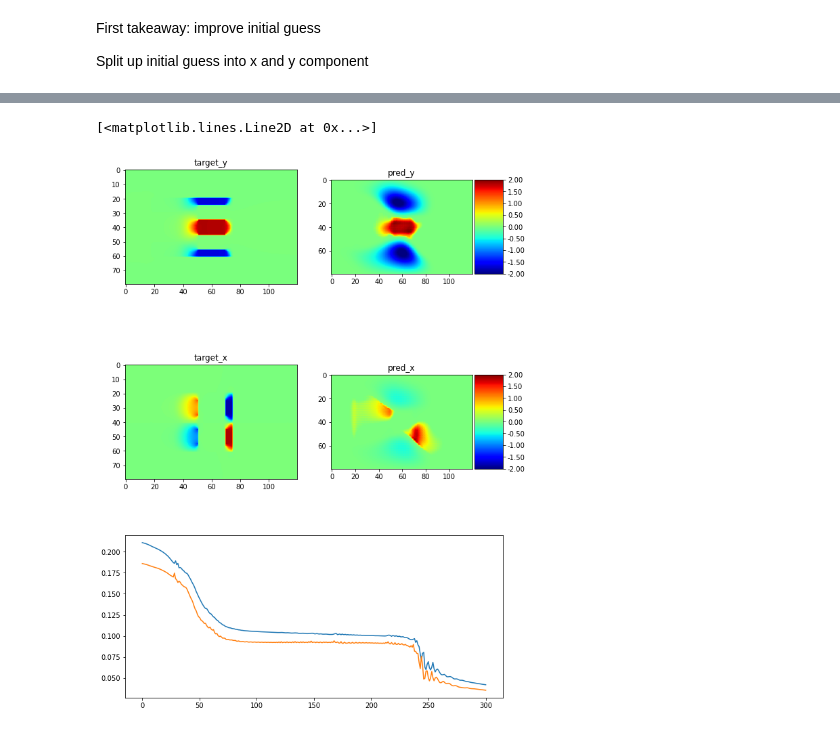
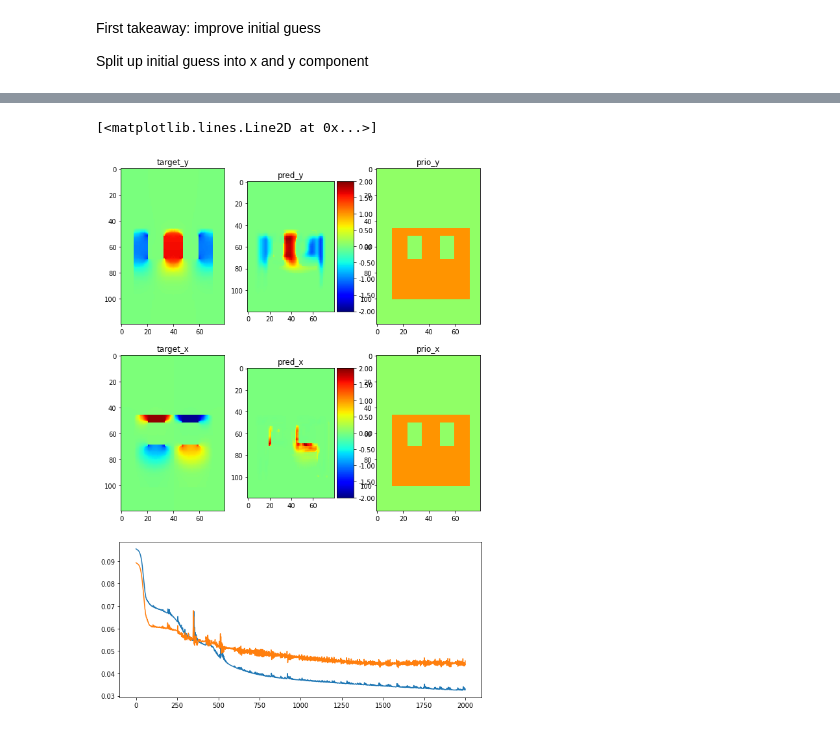
Before and after one commit to FlorianStummer/MaxAndFlorian, a Jupyter notebook: Unet/training_notebook.ipynb, the cells around one changed output, grey strips where cells are left out. Drawn from its saved outputs; the diff is of its cells as text; code cells hidden in the pictures.

```diff
--- a/Unet/training_notebook.ipynb
+++ b/Unet/training_notebook.ipynb
@@ -24,9 +24,8 @@ from Unet_MaxProkop import UNet
 from Trainer import Trainer
 # %%
 
-magnetfolder = "../../Stage_magnet"
-train_set = MagnetDataset(magnetfolder, (0,0.60),maximum_elements=8)
-val_set = MagnetDataset(magnetfolder, (0.60,0.80),maximum_elements=8)
+train_set = MagnetDataset("../Stage_magnet", (0,0.60),maximum_elements=8)
+val_set = MagnetDataset("../Stage_magnet", (0.60,0.80),maximum_elements=8)
 
 train_loader = DataLoader(train_set,batch_size=8)
 val_loader = DataLoader(val_set,batch_size=8)
@@ -65,21 +56,22 @@ First takeaway: improve initial guess
 Split up initial guess into x and y component
 # %%
 #Create model
-model = UNet(in_channels=3,out_channels=2,depth=4)
+model = UNet(in_channels=3,out_channels=2,depth=2)
 # %%
 #Create Trainer
 
 trainer_parameters = {
     "optimizer": optim.Adam,
     "optimizer_parameters": {
-        "lr":1e-4
+        "lr":5e-4
     },
     "loss_fun":nn.MSELoss,
     "device":torch.device('cpu'),
     "model":model,
     "train_dataloader":train_loader,
     "val_dataloader":val_loader,
-    "num_epochs": 300
+    "num_epochs": 400,
+    "priority_mask_mode":"material"
 }
 
 trainer = Trainer(**trainer_parameters)
@@ -106,38 +99,50 @@ train_hist,val_hist = trainer.train()
 # %%
-idx = 0
-sample=train_set[idx]
+idx = 132
+x,y=train_set[idx]
 
-fig, axes = plt.subplots(3,2,figsize=(10,15))
+#x[1,:,:] = np.zeros_like(sample[0][1,:,:])
+
+fig, axes = plt.subplots(3,3,figsize=(10,15))
 
 gs = axes[2, 0].get_gridspec()
 axes[2,0].remove()
 axes[2,1].remove()
+axes[2,2].remove()
 axbig = fig.add_subplot(gs[2, 0:])
 
-im0 = axes[0][0].imshow(sample[1][0,:,:].T,vmin=-2, vmax=2, cmap='jet')
+im0 = axes[0][0].imshow(y[0,:,:],vmin=-2, vmax=2, cmap='jet',interpolation='none')
 axes[0][0].set_title("target_y")
-im1 = axes[1][0].imshow(sample[1][1,:,:].T,vmin=-2, vmax=2, cmap='jet')
+im1 = axes[1][0].imshow(y[1,:,:],vmin=-2, vmax=2, cmap='jet',interpolation='none')
 axes[1][0].set_title("target_x")
 
-prediction = model(torch.tensor(sample[0]).unsqueeze(0).float()).squeeze().detach().numpy()
+prediction = model(torch.tensor(x).unsqueeze(0).float()).squeeze().detach().numpy()
 
-im2 = axes[0][1].imshow(prediction[0,:,:].T,vmin=-2, vmax=2, cmap='jet')
+im2 = axes[0][1].imshow(prediction[0,:,:],vmin=-2, vmax=2, cmap='jet',interpolation='none')
 axes[0][1].set_title("pred_y")
-im3 = axes[1][1].imshow(prediction[1,:,:].T,vmin=-2, vmax=2, cmap='jet')
+im3 = axes[1][1].imshow(prediction[1,:,:],vmin=-2, vmax=2, cmap='jet',interpolation='none')
 axes[1][1].set_title("pred_x")
+
+material_stack = torch.stack([torch.tensor(x)[0,:,:],torch.tensor(x)[0,:,:]],0)
+priority_mask = torch.max(torch.ones_like(torch.tensor(y))*0.1,material_stack)
+
+
+im2 = axes[0][2].imshow(priority_mask[0,:,:],vmin=-2, vmax=2, cmap='jet',interpolation='none')
+axes[0][2].set_title("prio_y")
+im3 = axes[1][2].imshow(priority_mask[1,:,:],vmin=-2, vmax=2, cmap='jet',interpolation='none')
+axes[1][2].set_title("prio_x")
 
 divider = make_axes_locatable(axes[0][1])
 cax = divider.append_axes("right", size="20%", pad=0.05)
 cbar = plt.colorbar(im1, cax=cax, ticks=MultipleLocator(0.5), format="%.2f")
 
 divider = make_axes_locatable(axes[1][1])
 cax = divider.append_axes("right", size="20%", pad=0.05)
 cbar = plt.colorbar(im3, cax=cax, ticks=MultipleLocator(0.5), format="%.2f")
 
 
-x = np.linspace(0, 300, 300)
+x = np.linspace(0, trainer_parameters["num_epochs"], trainer_parameters["num_epochs"])
 axbig.plot(x, train_hist)
 axbig.plot(x, val_hist)
 # %% [output]
 [<matplotlib.lines.Line2D at 0x...>]
-[figure, old version]
+[figure, new version]
```
Also changed, not shown: parts of 3 cells of this notebook.
